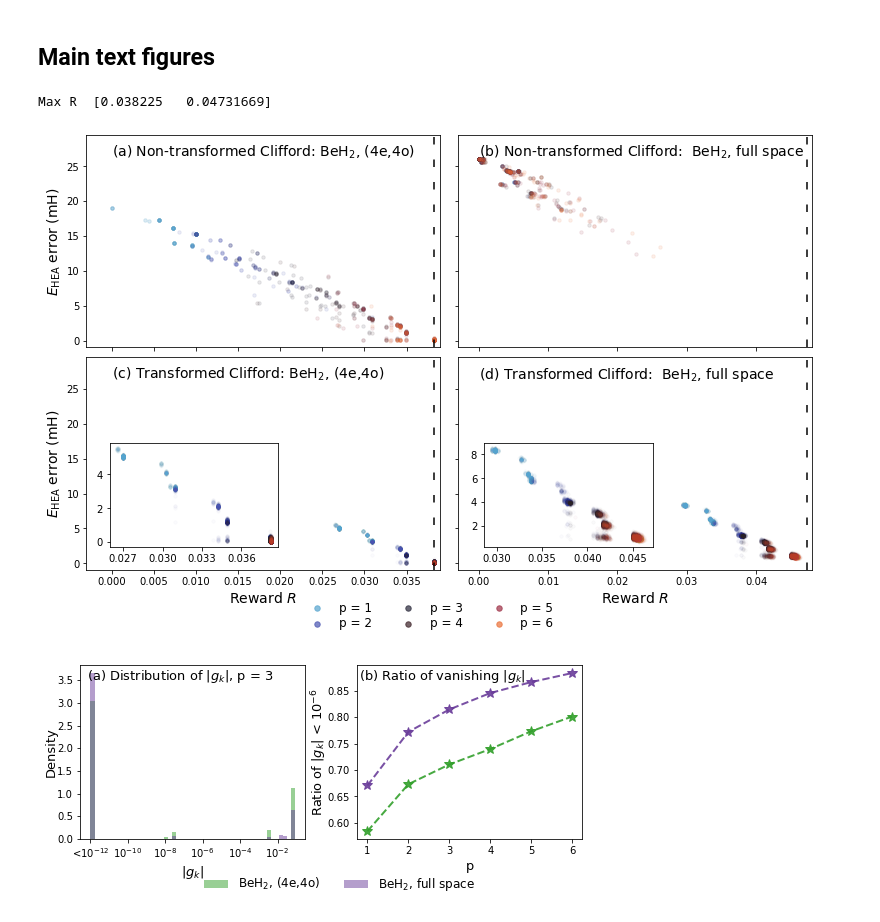
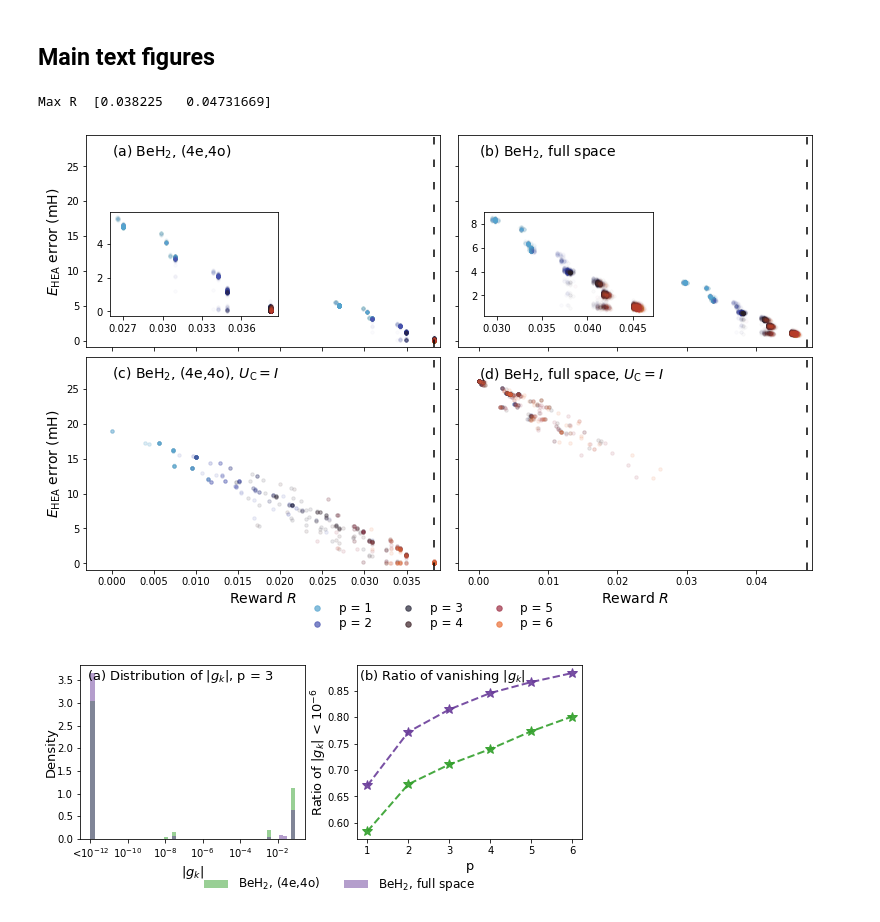
Before and after one commit to sherrylixuecheng/CHEM, a Jupyter notebook: plot.ipynb, the cells around one changed output. Drawn from its saved outputs; the diff is of its cells as text; code cells hidden in the pictures.

Commit message:
update figures

```diff
--- a/plot.ipynb
+++ b/plot.ipynb
@@ -21,8 +21,8 @@ yc, yc_rand = {}, {}
 yr, yr_rand = {}, {}
 scorec, scorec_rand={}, {}
 scorer, scorer_rand={}, {}
-ax1 = fig.add_axes([0.15, 0.165, 0.18, 0.18])
-ax2 = fig.add_axes([0.55, 0.165, 0.18, 0.18])
+ax1 = fig.add_axes([0.15, 0.565, 0.18, 0.18])
+ax2 = fig.add_axes([0.55, 0.565, 0.18, 0.18])
 
 for i in range(1,7):
     yc[i] = 1000* np.subtract(np.load('results/clifford_autotransform/{}/{}.npy'.format(mol1, i), allow_pickle=True).item()['y'], truee1[3])
@@ -36,10 +36,10 @@ for i in range(1,7):
 for i in range(1,7):
     c = colors[i-1]
     choice = np.random.choice(range(1000), 100, replace=False)
-    axes[0][1].scatter(np.square(scorec_rand[i]), np.array(yc_rand[i]), s=12, alpha = 0.1,color = c)
-    axes[0][0].scatter(np.square(scorer_rand[i]), np.array(yr_rand[i]), s=12, alpha = 0.1,color = c)
-    axes[1][1].scatter(np.square(np.array(scorec[i])), np.array(yc[i]), s=12, alpha = 0.02,color = c)
-    axes[1][0].scatter(np.square(np.array(scorer[i])), np.array(yr[i]), s=12, alpha = 0.02,color = c)
+    axes[1][1].scatter(np.square(scorec_rand[i]), np.array(yc_rand[i]), s=12, alpha = 0.1,color = c)
+    axes[1][0].scatter(np.square(scorer_rand[i]), np.array(yr_rand[i]), s=12, alpha = 0.1,color = c)
+    axes[0][1].scatter(np.square(np.array(scorec[i])), np.array(yc[i]), s=12, alpha = 0.02,color = c)
+    axes[0][0].scatter(np.square(np.array(scorer[i])), np.array(yr[i]), s=12, alpha = 0.02,color = c)
     ax2.scatter(np.square(np.array(scorec[i])), np.array(yc[i]), s=12, alpha = 0.02,color = c)
     ax1.scatter(np.square(np.array(scorer[i])), np.array(yr[i]), s=12, alpha = 0.02,color = c)
 
@@ -50,38 +50,38 @@ axes[1][1].axvline(x = np.square(max_score[1]), color = 'k', linewidth=1.5, line
 axes[0][0].set_ylabel(r'$E_{\rm HEA}$ error (mH)',fontsize=14)
 axes[1][0].set_ylabel(r'$E_{\rm HEA}$ error (mH)',fontsize=14)
 # axes[0][1].xaxis.set_major_formatter('{x:,.3f}') # 2 decimal places
 # axes[1][1].xaxis.set_major_formatter('{x:,.3f}') # 2 decimal places
 axes[0][0].set_xticklabels('',fontsize=14)
 axes[0][1].set_xticklabels('',fontsize=14)
 axes[1][0].set_xlabel('Reward $R$',fontsize=14)
 axes[1][1].set_xlabel('Reward $R$',fontsize=14)
 axes[0][0].set_ylim([-0.7, 19.8])
 for i in range(1,7):
     c = colors[i-1]
     axes[0][0].scatter(0.1, -100, s=30, alpha= 0.7, color=c, label='p = {}'.format(i))
 axes[0][0].set_xlim([-0.003, 0.039])
 axes[1][0].set_xlim([-0.003, 0.039])
 axes[0][1].set_xlim([-0.003, 0.048])
 axes[1][1].set_xlim([-0.003, 0.048])
 #axes.set_xticks([0, 0.03, 0.033, 0.036])
 ax1.set_xticks([0.027, 0.03, 0.033, 0.036])
 axes[0][0].set_ylim([-0.9, 29.5])
 axes[0][1].set_ylim([-0.9, 29.5])
 axes[1][0].set_ylim([-0.9, 29.5])
 axes[1][1].set_ylim([-0.9, 29.5])
 # axes[1][0].set_ylim([-0.3, 9.1])
 # axes[1][1].set_ylim([-0.3, 9.1])
 plt.subplots_adjust(hspace=0.05, wspace=0.05)
-axes[0][0].text(0, 26.5, '(a) Non-transformed Clifford: BeH$_2$, (4e,4o)', fontsize=14)
-axes[0][1].text(0, 26.5, '(b) Non-transformed Clifford:  BeH$_2$, full space', fontsize=14)
-axes[1][0].text(0, 26.5, '(c) Transformed Clifford: BeH$_2$, (4e,4o)', fontsize=14)
-axes[1][1].text(0, 26.5, '(d) Transformed Clifford:  BeH$_2$, full space', fontsize=14)
+axes[0][0].text(0, 26.5, '(a) BeH$_2$, (4e,4o)', fontsize=14)
+axes[0][1].text(0, 26.5, '(b) BeH$_2$, full space', fontsize=14)
+axes[1][0].text(0, 26.5, '(c) BeH$_2$, (4e,4o), $U_{\mathrm{C}}=I$', fontsize=14)
+axes[1][1].text(0, 26.5, '(d) BeH$_2$, full space, $U_{\mathrm{C}}=I$', fontsize=14)
 lgd = axes[0][0].legend(ncol=3, frameon=False,fancybox=False,bbox_to_anchor=(1.35,-1.15),labelspacing=0.2, fontsize=12)
 plt.savefig('figures/score_energy_comp_{}.pdf'.format(mol), bbox_extra_artists=(lgd,), bbox_inches='tight')
 plt.show()
 # %% [output]
 Max R  [0.038225   0.04731669]
-[figure, old version]
+[figure, new version]
 # %%
 # Figure 3
 mol = 'beh2'
```
Also changed, not shown: 1 other file.
